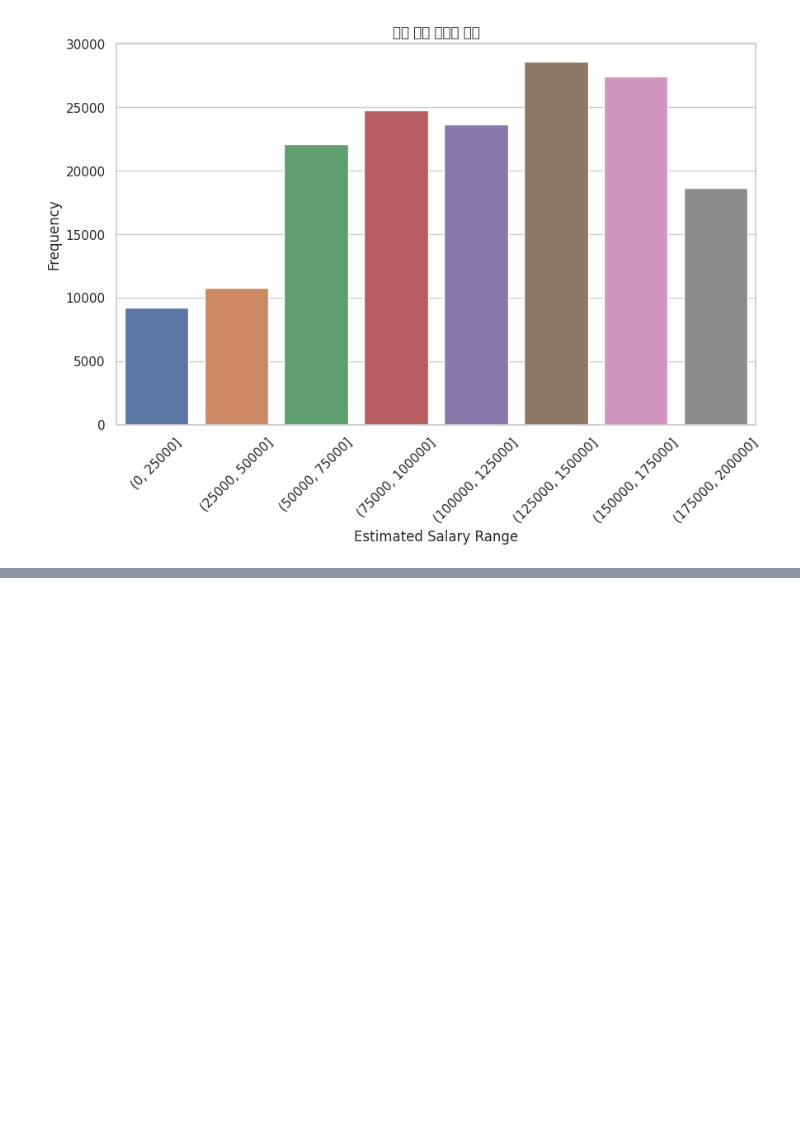
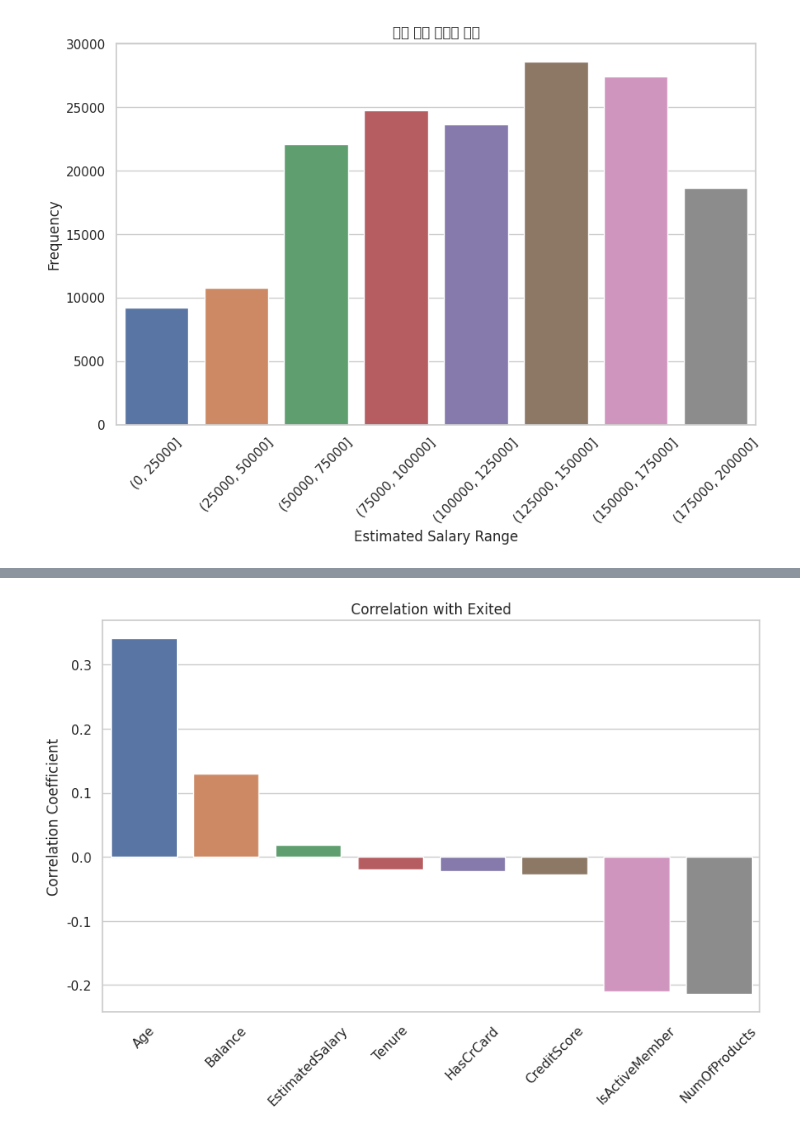
Before and after one commit to suhyeon0325/TIL, a Jupyter notebook: kaggle_240115.ipynb, the cells around one changed output, grey strips where cells are left out. Saved outputs shown, nothing was run; the diff lists cells and outputs as text; code cells hidden in the pictures; blank space fills up the shorter version.

```diff
--- a/kaggle_240115.ipynb
+++ b/kaggle_240115.ipynb
@@ -369,0 +418,15 @@ WARNING:matplotlib.font_manager:findfont: Font family 'NanumSquare' not found.
+# %%
+# 상관관계 매트릭스 계산
+correlation_matrix = data.corr()
+
+# Exited와 다른 변수들 간의 상관관계 추출 (Exited, id, CustomerId 자체는 제외)
+correlation_with_exited = correlation_matrix['Exited'].drop(['Exited', 'id', 'CustomerId']).sort_values(ascending=False)
+
+# 상관관계 막대 그래프 시각화
+plt.figure(figsize=(10, 6))
+sns.barplot(x=correlation_with_exited.index, y=correlation_with_exited.values)
+plt.title('Correlation with Exited')
+plt.xticks(rotation=45)
+plt.ylabel('Correlation Coefficient')
+plt.show()
+# %% [output]
@@ -369,0 +450 @@ WARNING:matplotlib.font_manager:findfont: Font family 'NanumSquare' not found.
+[figure, added]
```
Also changed, not shown: parts of 12 cells of this notebook.
